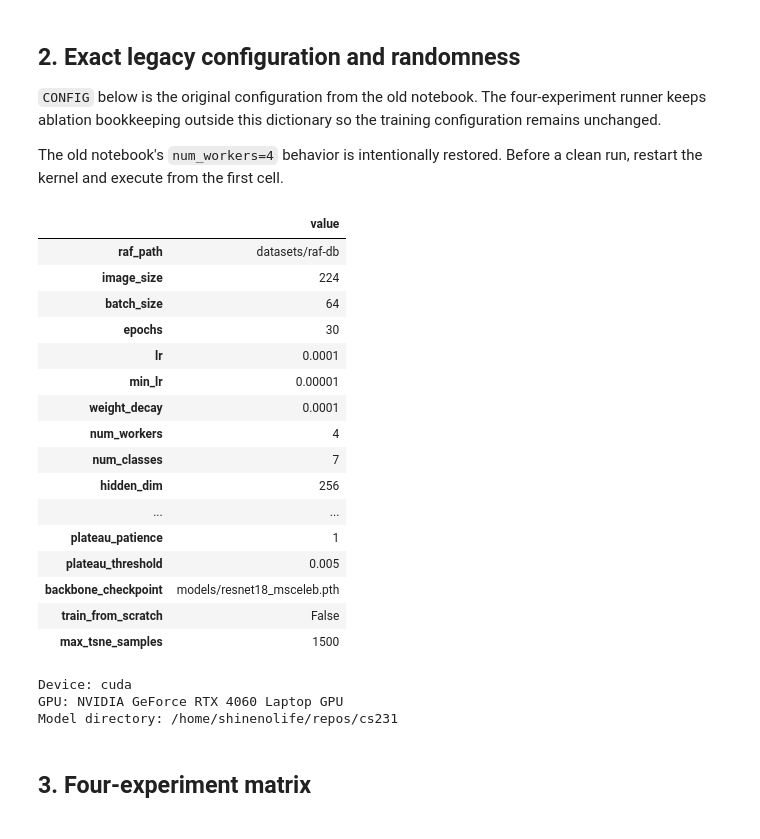
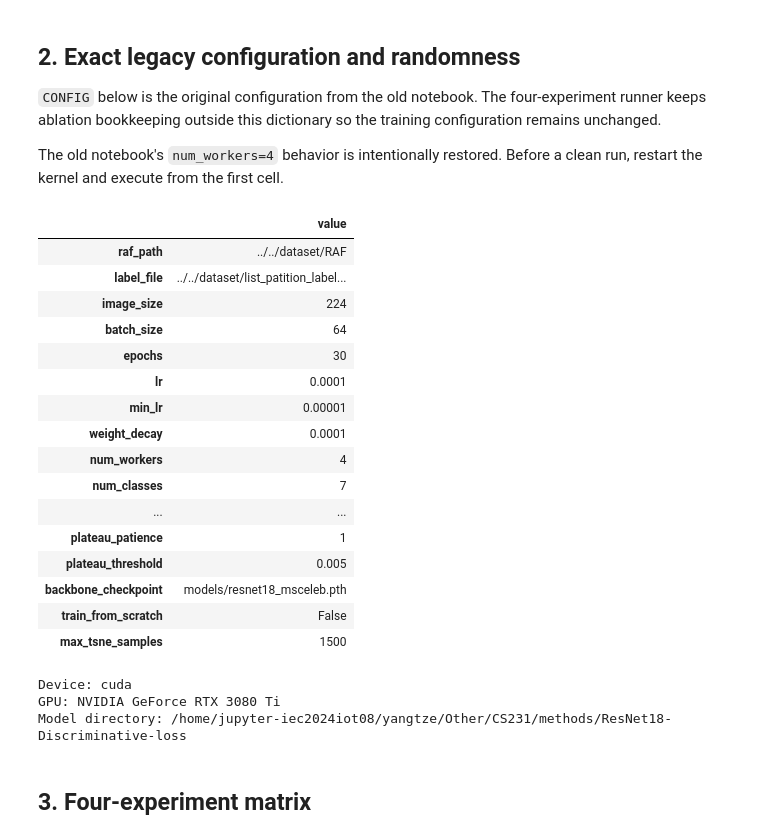
Before and after one commit to HiGiangcoder/CS231-Project, a Jupyter notebook: methods/ResNet18-Discriminative-loss/MLP_Affinity_RAF_DB_Training.ipynb, the cells around one changed output. Cells and saved outputs as stored; diff of their text form; code cells hidden in the pictures.

```diff
--- a/methods/ResNet18-Discriminative-loss/MLP_Affinity_RAF_DB_Training.ipynb
+++ b/methods/ResNet18-Discriminative-loss/MLP_Affinity_RAF_DB_Training.ipynb
@@ -67,7 +67,8 @@ Before a clean run, restart the kernel and execute from the first cell.
 SEED = 24520031
 
 CONFIG = {
-    'raf_path': 'datasets/raf-db',
+    'raf_path': '../../dataset/RAF',
+    'label_file': '../../dataset/list_patition_label.txt',
     'image_size': 224,
     'batch_size': 64,
     'epochs': 30,
@@ -103,34 +104,35 @@ MODEL_CHECKPOINTS = {
         PROJECT_ROOT / "rafdb_resnet18_mlp_pretrained_ce.pth"
     ),
     "random_ce_affinity": (
         PROJECT_ROOT / "rafdb_resnet18_mlp_random_ce_affinity.pth"
     ),
     "pretrained_ce_affinity": (
         PROJECT_ROOT / "rafdb_resnet18_mlp_pretrained_ce_affinity.pth"
     ),
 }
 FORCE_RETRAIN = CONFIG['train_from_scratch']
 TARGET_NAMES = [
     EMOTION_LABELS[index] for index in range(CONFIG['num_classes'])
 ]
 
 
 def reset_legacy_rng(seed=SEED):
     # These are the exact explicit seed calls in the old notebook.
     torch.manual_seed(seed)
     np.random.seed(seed)
 
 
 reset_legacy_rng()
 device = torch.device('cuda' if torch.cuda.is_available() else 'cpu')
 
 print('Device:', device)
 if torch.cuda.is_available():
     print('GPU:', torch.cuda.get_device_name(0))
 print('Model directory:', PROJECT_ROOT)
 # %% [output]
 |  | value |
-| raf_path | datasets/raf-db |
+| raf_path | ../../dataset/RAF |
+| label_file | ../../dataset/list_patition_label... |
 | image_size | 224 |
 | batch_size | 64 |
 | epochs | 30 |
@@ -139,7 +141,6 @@ print('Model directory:', PROJECT_ROOT)
 | weight_decay | 0.0001 |
 | num_workers | 4 |
 | num_classes | 7 |
-| hidden_dim | 256 |
 | ... | ... |
 | plateau_patience | 1 |
 | plateau_threshold | 0.005 |
@@ -147,8 +148,8 @@ print('Model directory:', PROJECT_ROOT)
 | train_from_scratch | False |
 | max_tsne_samples | 1500 |
 Device: cuda
-GPU: NVIDIA GeForce RTX 4060 Laptop GPU
-Model directory: /home/shinenolife/repos/cs231
+GPU: NVIDIA GeForce RTX 3080 Ti
+Model directory: /home/jupyter-iec2024iot08/yangtze/Other/CS231/methods/ResNet18-Discriminative-loss
 # %% [markdown]
 ## 3. Four-experiment matrix
 # %%
```
Also changed, not shown: parts of 10 cells of this notebook.
